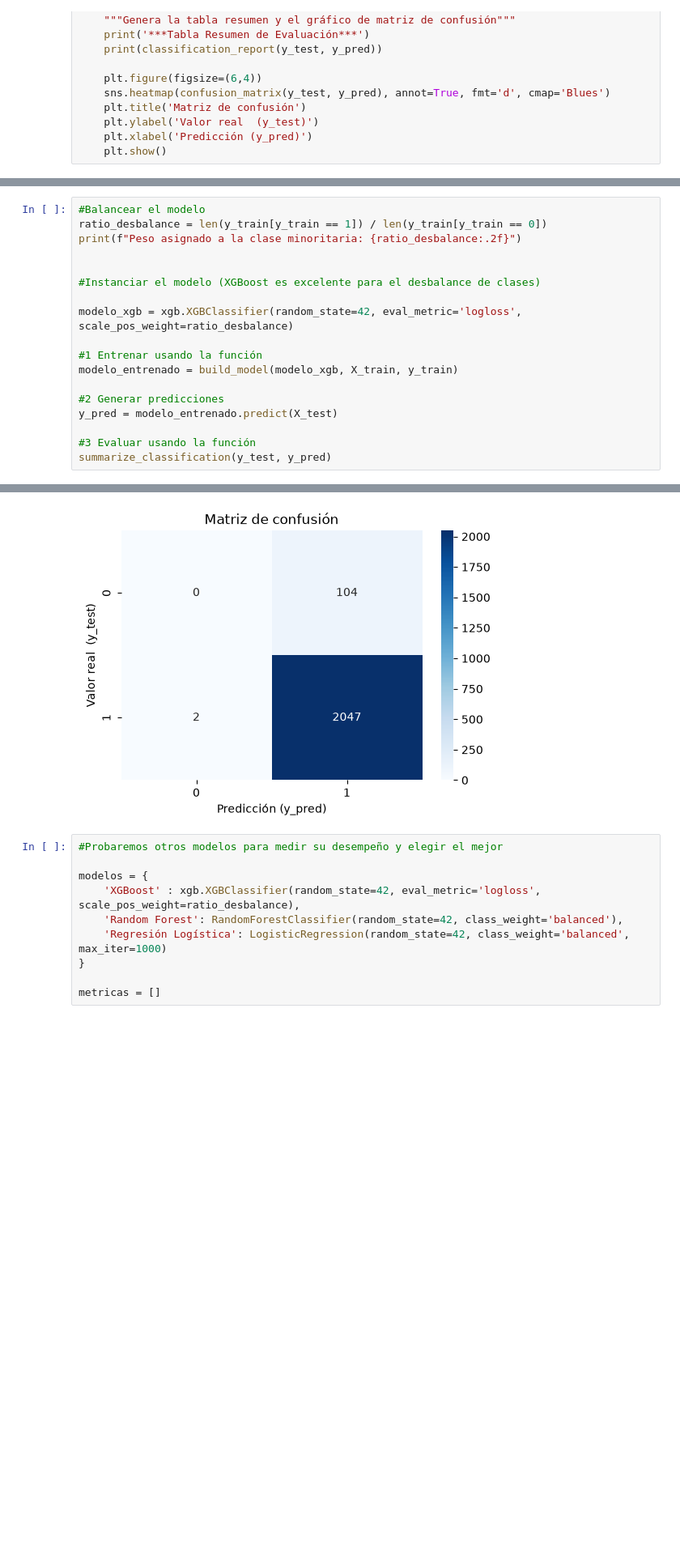
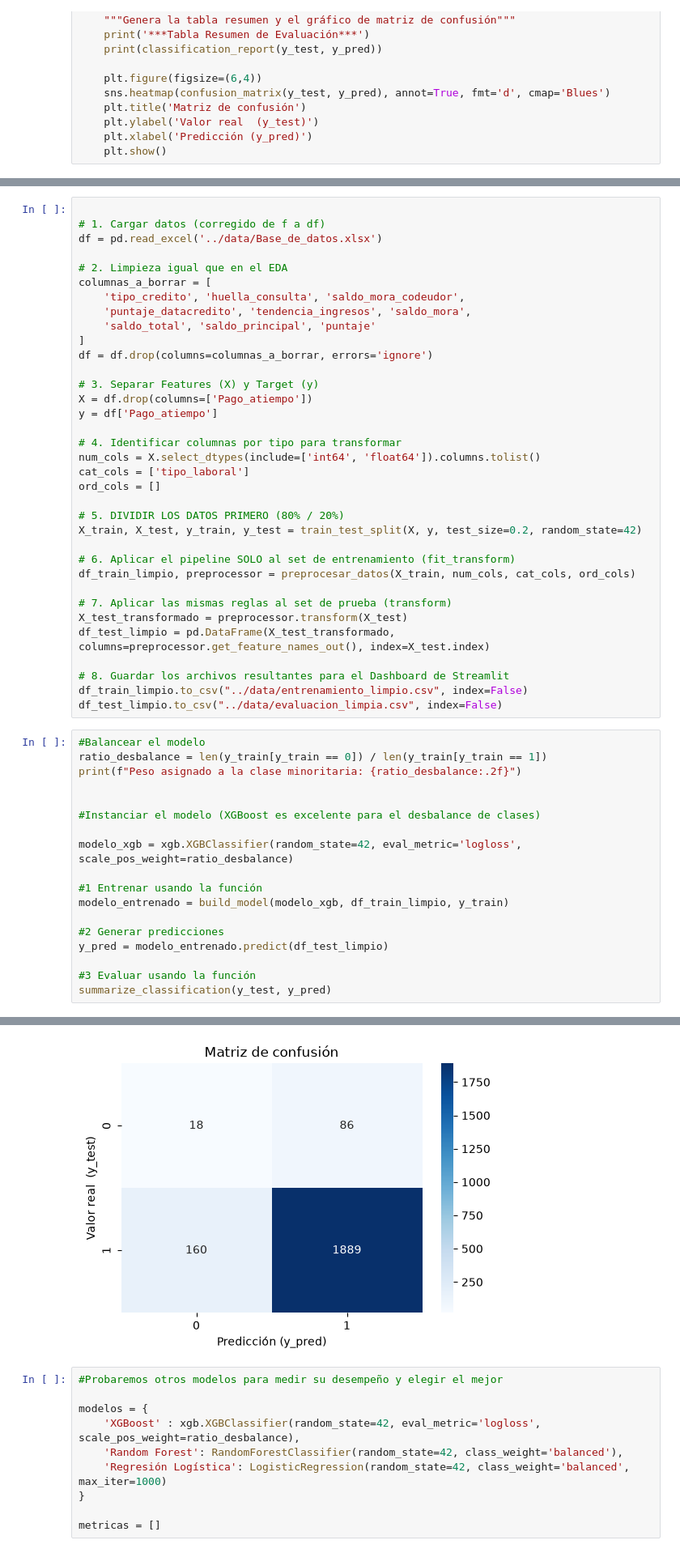
Before and after one commit to Cristian-Bale/ProyectoM5_CristianDuran, a Jupyter notebook: notebooks/modelamiento.ipynb, the cells around one changed output, grey strips where cells are left out. Shown at 81% size. Drawn from its saved outputs; the diff is of its cells as text; blank space fills up the shorter version.

Commit message:
feat: implementacion de monitoreo de data drift, dashboard en streamlit, corrección de predicción del modelo y creacción del readme

```diff
--- a/notebooks/modelamiento.ipynb
+++ b/notebooks/modelamiento.ipynb
@@ -65,6 +36,41 @@ X_train, X_test, y_train, y_test =train_test_split(X_transformado, y, test_size=
+# %%
+
+# 1. Cargar datos (corregido de f a df)
+df = pd.read_excel('../data/Base_de_datos.xlsx')
+
+# 2. Limpieza igual que en el EDA
+columnas_a_borrar = [
+    'tipo_credito', 'huella_consulta', 'saldo_mora_codeudor',
+    'puntaje_datacredito', 'tendencia_ingresos', 'saldo_mora',
+    'saldo_total', 'saldo_principal', 'puntaje'
+]
+df = df.drop(columns=columnas_a_borrar, errors='ignore')
+
+# 3. Separar Features (X) y Target (y)
+X = df.drop(columns=['Pago_atiempo'])
+y = df['Pago_atiempo']
+
+# 4. Identificar columnas por tipo para transformar
+num_cols = X.select_dtypes(include=['int64', 'float64']).columns.tolist()
+cat_cols = ['tipo_laboral']
+ord_cols = []
+
+# 5. DIVIDIR LOS DATOS PRIMERO (80% / 20%)
+X_train, X_test, y_train, y_test = train_test_split(X, y, test_size=0.2, random_state=42)
+
+# 6. Aplicar el pipeline SOLO al set de entrenamiento (fit_transform)
+df_train_limpio, preprocessor = preprocesar_datos(X_train, num_cols, cat_cols, ord_cols)
+
+# 7. Aplicar las mismas reglas al set de prueba (transform)
+X_test_transformado = preprocessor.transform(X_test)
+df_test_limpio = pd.DataFrame(X_test_transformado, columns=preprocessor.get_feature_names_out(), index=X_test.index)
+
+# 8. Guardar los archivos resultantes para el Dashboard de Streamlit
+df_train_limpio.to_csv("../data/entrenamiento_limpio.csv", index=False)
+df_test_limpio.to_csv("../data/evaluacion_limpia.csv", index=False)
 # %%
 #Balancear el modelo
-ratio_desbalance = len(y_train[y_train == 1]) / len(y_train[y_train == 0])
+ratio_desbalance = len(y_train[y_train == 0]) / len(y_train[y_train == 1])
 print(f"Peso asignado a la clase minoritaria: {ratio_desbalance:.2f}")
 
 
@@ -73,10 +79,10 @@ print(f"Peso asignado a la clase minoritaria: {ratio_desbalance:.2f}")
 modelo_xgb = xgb.XGBClassifier(random_state=42, eval_metric='logloss', scale_pos_weight=ratio_desbalance)
 
 #1 Entrenar usando la función
-modelo_entrenado = build_model(modelo_xgb, X_train, y_train)
+modelo_entrenado = build_model(modelo_xgb, df_train_limpio, y_train)
 
 #2 Generar predicciones
-y_pred = modelo_entrenado.predict(X_test)
+y_pred = modelo_entrenado.predict(df_test_limpio)
 
 #3 Evaluar usando la función
 summarize_classification(y_test, y_pred)
@@ -96,4 +102,4 @@ weighted avg       0.91      0.95      0.93      2153
-[figure, old version]
+[figure, new version]
 # %%
 #Probaremos otros modelos para medir su desempeño y elegir el mejor
 
```
Also changed, not shown: parts of 8 cells of this notebook, 9 other files.
